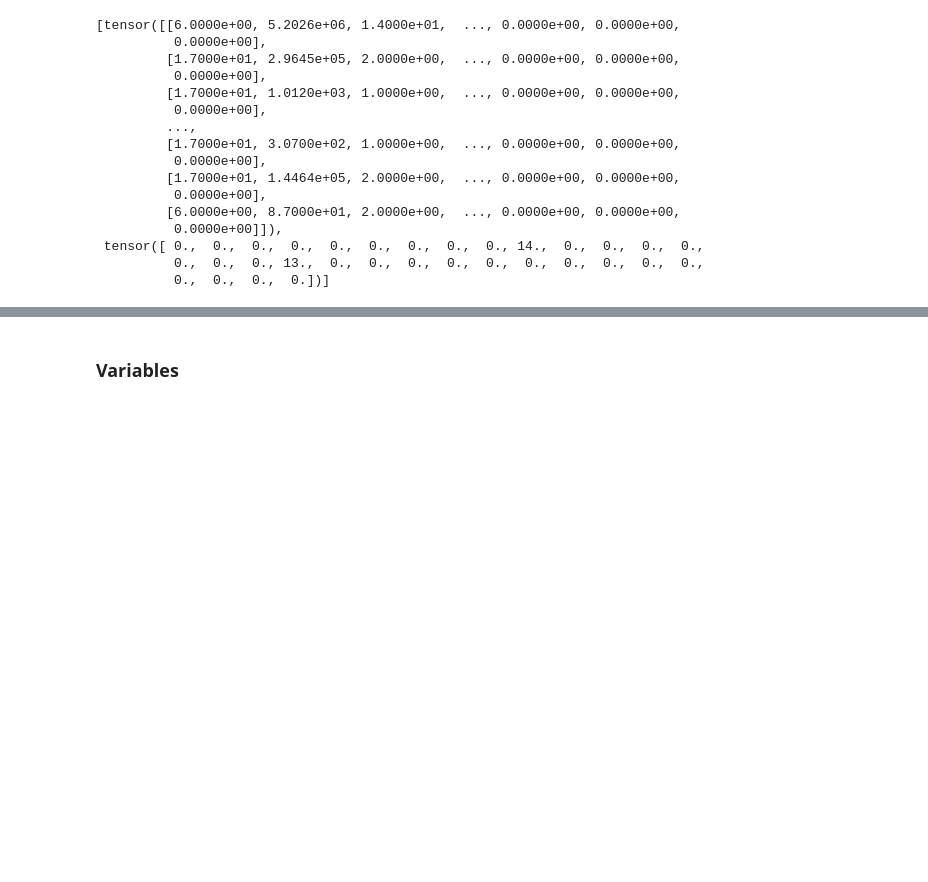
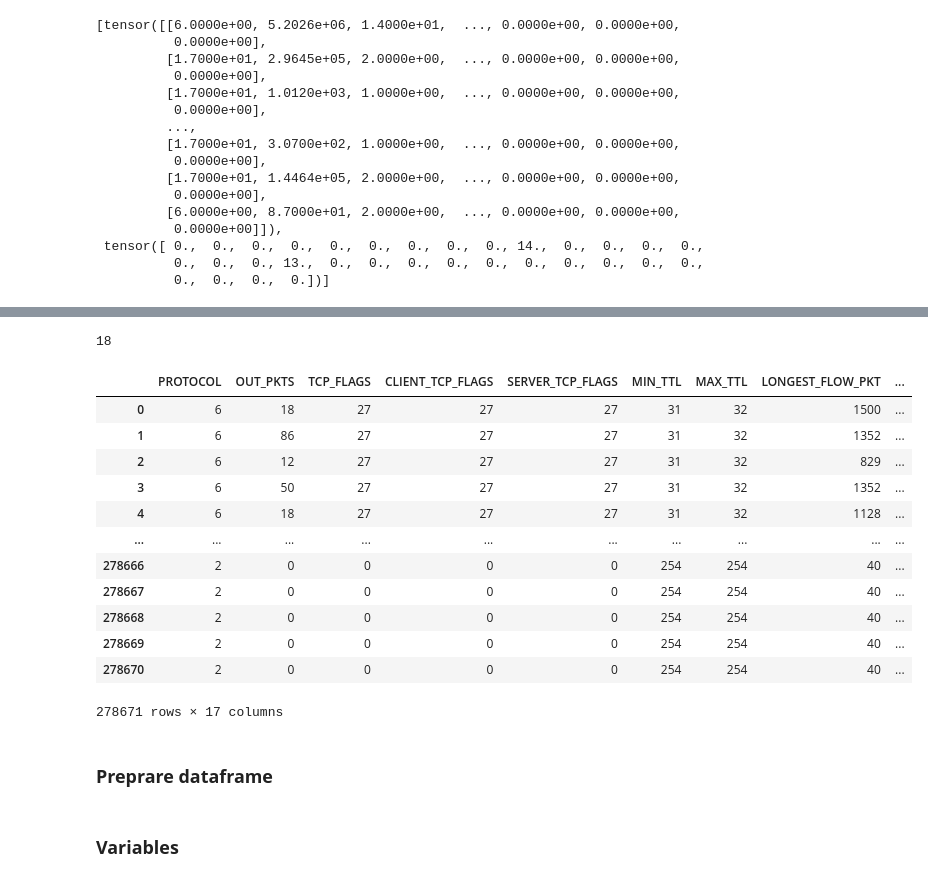
Before and after one commit to BSc-WUT/GZSL, a Jupyter notebook: packetbaseml/notebooks/models.ipynb, the cells around one changed output, grey strips where cells are left out. Cells and saved outputs as stored; diff of their text form; code cells hidden in the pictures; blank space fills up the shorter version.

```diff
--- a/packetbaseml/notebooks/models.ipynb
+++ b/packetbaseml/notebooks/models.ipynb
@@ -149,0 +167,4 @@ next(iter(test_data_loader))
+# %%
+dataset: Dataset = Dataset(
+    "./data/NB15v2/interim/corr_data.csv"
+)
@@ -149,0 +175,4 @@ next(iter(test_data_loader))
+# %%
+len(dataset.data.columns)
+# %% [output]
+18
@@ -149,0 +189,18 @@ next(iter(test_data_loader))
+# %%
+dataset.data
+# %% [output]
+|  | PROTOCOL | OUT_PKTS | TCP_FLAGS | CLIENT_TCP_FLAGS | SERVER_TCP_FLAGS | MIN_TTL | MAX_TTL | LONGEST_FLOW_PKT | ... |
+| 0 | 6 | 18 | 27 | 27 | 27 | 31 | 32 | 1500 | ... |
+| 1 | 6 | 86 | 27 | 27 | 27 | 31 | 32 | 1352 | ... |
+| 2 | 6 | 12 | 27 | 27 | 27 | 31 | 32 | 829 | ... |
+| 3 | 6 | 50 | 27 | 27 | 27 | 31 | 32 | 1352 | ... |
+| 4 | 6 | 18 | 27 | 27 | 27 | 31 | 32 | 1128 | ... |
+| ... | ... | ... | ... | ... | ... | ... | ... | ... | ... |
+| 278666 | 2 | 0 | 0 | 0 | 0 | 254 | 254 | 40 | ... |
+| 278667 | 2 | 0 | 0 | 0 | 0 | 254 | 254 | 40 | ... |
+| 278668 | 2 | 0 | 0 | 0 | 0 | 254 | 254 | 40 | ... |
+| 278669 | 2 | 0 | 0 | 0 | 0 | 254 | 254 | 40 | ... |
+| 278670 | 2 | 0 | 0 | 0 | 0 | 254 | 254 | 40 | ... |
+278671 rows × 17 columns
+# %% [markdown]
+### **Preprare dataframe**
```
Also changed, not shown: parts of 45 cells of this notebook, 7 other files.
